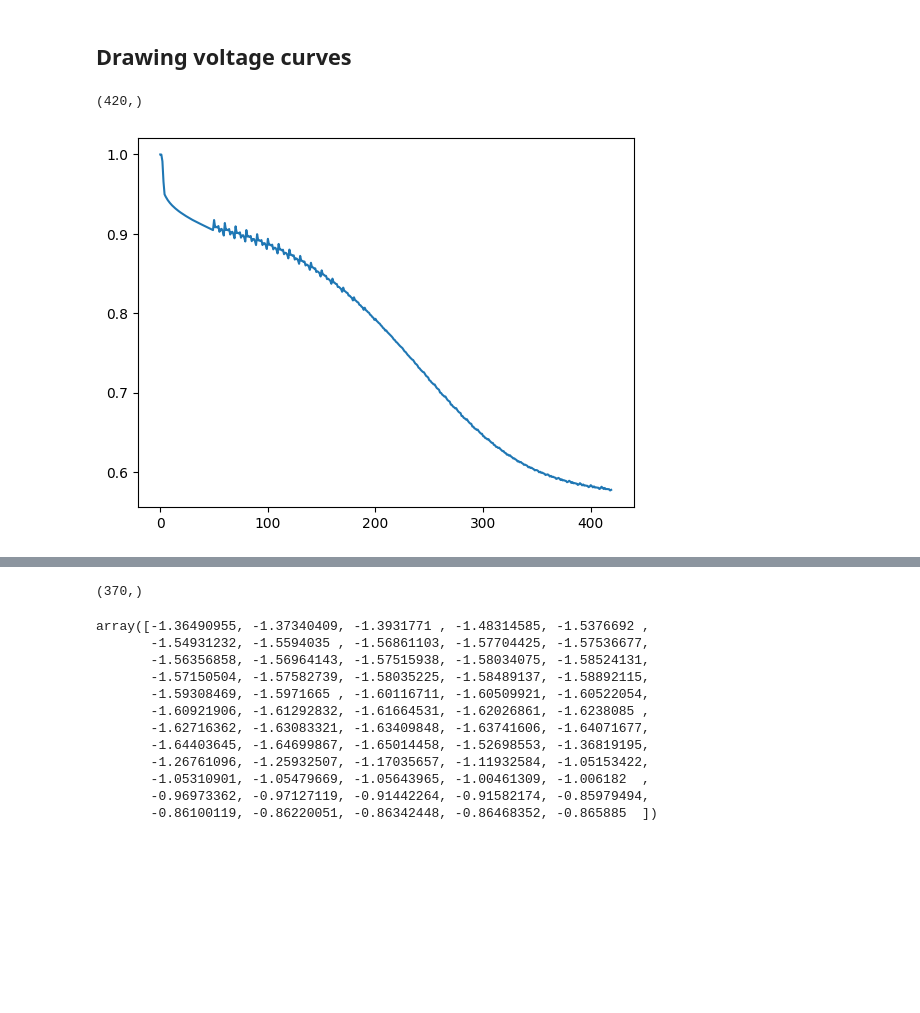
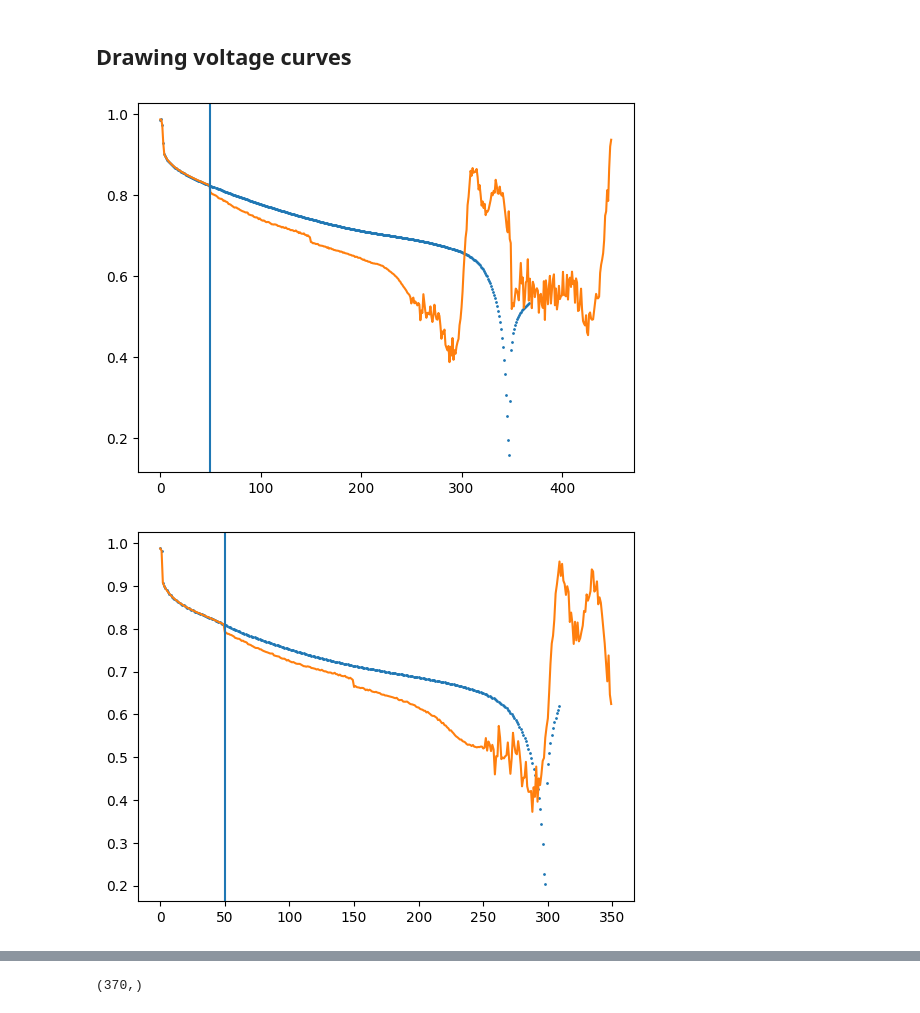
Before and after one commit to natskiu/Nasa-Battery, a Jupyter notebook: timeseries.ipynb, the cells around one changed output, grey strips where cells are left out. Cells and saved outputs as stored; diff of their text form; code cells hidden in the pictures; blank space fills up the shorter version.

```diff
--- a/timeseries.ipynb
+++ b/timeseries.ipynb
@@ -358,2 +363,0 @@ grid_search_cv.best_params_
-# %%
-wrapped_model.fit(X_seq_train, Y_seq_train, epochs=5, validation_data = (X_seq_val, Y_seq_val))
@@ -362,7 +368,7 @@ wrapped_model.fit(X_seq_train, Y_seq_train, epochs=5, validation_data = (X_seq_v
 # %%
 voltages = interpolated_data[0][0][:,1]
 # %%
-def generate_voltage_curve(model=wrapped_model, interpolated_data=interpolated_data, battery_no=0, cycle_no=0, window_size=50, scaler=scaler, forecasting_range=10):
+def generate_voltage_curve(model=wrapped_model, interpolated_data=interpolated_data, battery_no=0, cycle_no=0, window_size=50, forecasting_range=10):
     n_datapoints = len(interpolated_data[battery_no][cycle_no][:,1])
     true_voltages = interpolated_data[battery_no][cycle_no][:,1][:window_size] #1d numpy array
     X = true_voltages.reshape(1, -1)
@@ -373,7 +379,7 @@ def generate_voltage_curve(model=wrapped_model, interpolated_data=interpolated_d
     X = XY[0, :window_size]
     scaled_predictions = X.reshape(-1, window_size, 1)
     for i in range(round(n_datapoints/forecasting_range)):
-        Y = model.predict(scaled_predictions[:,-50:,:]) #Y has shape (50, 10)
+        Y = model.predict(scaled_predictions[:,-window_size:,:]) #Y has shape (50, 10)
         assert Y.shape[0] == window_size
         Y = Y[window_size-1, :] #1d array with 10 elements
         #Y = Y.reshape(-1, forecasting_range)
@@ -383,9 +389,3 @@ def generate_voltage_curve(model=wrapped_model, interpolated_data=interpolated_d
     #pred_voltages = pred_voltages.reshape(-1) #flattens
     scaled_predictions = scaled_predictions.reshape(-1)
     return scaled_predictions
-# %%
-scaled_predictions = generate_voltage_curve(cycle_no=5)
-# %%
-scaled_predictions.shape
-# %% [output]
-(420,)
@@ -401,8 +413,20 @@ scaled_predictions.shape
 # %%
-x = np.arange(start=0, stop=len(scaled_predictions), step=1)
-#x2 = np.arange(start=0, stop=len(X), step=1)
-plt.plot(x, scaled_predictions)
-#plt.plot(x2, X)
-plt.show()
+def plot_voltage_curves(battery_nos=[0], cycle_nos=[0], forecasting_range=10, window_size=50):
+    for battery_no in battery_nos:
+        for cycle_no in cycle_nos:
+            plt.figure()
+            scaled_predictions = generate_voltage_curve(battery_no=battery_no, cycle_no=cycle_no, forecasting_range=forecasting_range, window_size=window_size)
+            true_voltages = interpolated_data[battery_no][cycle_no][:,1] #1d numpy array
+            X = true_voltages.reshape(-1)
+            X = min_max_scaling(X)
+            x = np.arange(start=0, stop=len(scaled_predictions), step=1)
+            x2 = np.arange(start=0, stop=len(X), step=1)
+            plt.plot(x2, X, marker='o', linestyle='', markersize=1)
+            plt.plot(x, scaled_predictions)
+            plt.axvline(x=50)
+            plt.show()
-# %% [output]
-[figure, removed]
+# %%
+plot_voltage_curves([2],[1,80,150], forecasting_range=100)
+# %% [output]
+[figure, added]
+[figure, added]
@@ -411,18 +436,3 @@ voltages =interpolated_data[0][0][:,1]
 voltages.reshape(-1, window_size)
 # %% [output]
 (370,)
-# %%
-scaler.min_
-# %% [output]
-array([-1.36490955, -1.37340409, -1.3931771 , -1.48314585, -1.5376692 ,
-       -1.54931232, -1.5594035 , -1.56861103, -1.57704425, -1.57536677,
-       -1.56356858, -1.56964143, -1.57515938, -1.58034075, -1.58524131,
-       -1.57150504, -1.57582739, -1.58035225, -1.58489137, -1.58892115,
-       -1.59308469, -1.5971665 , -1.60116711, -1.60509921, -1.60522054,
-       -1.60921906, -1.61292832, -1.61664531, -1.62026861, -1.6238085 ,
-       -1.62716362, -1.63083321, -1.63409848, -1.63741606, -1.64071677,
-       -1.64403645, -1.64699867, -1.65014458, -1.52698553, -1.36819195,
-       -1.26761096, -1.25932507, -1.17035657, -1.11932584, -1.05153422,
-       -1.05310901, -1.05479669, -1.05643965, -1.00461309, -1.006182  ,
-       -0.96973362, -0.97127119, -0.91442264, -0.91582174, -0.85979494,
-       -0.86100119, -0.86220051, -0.86342448, -0.86468352, -0.865885  ])
```
Also changed, not shown: parts of 23 cells of this notebook, 1 other file.
